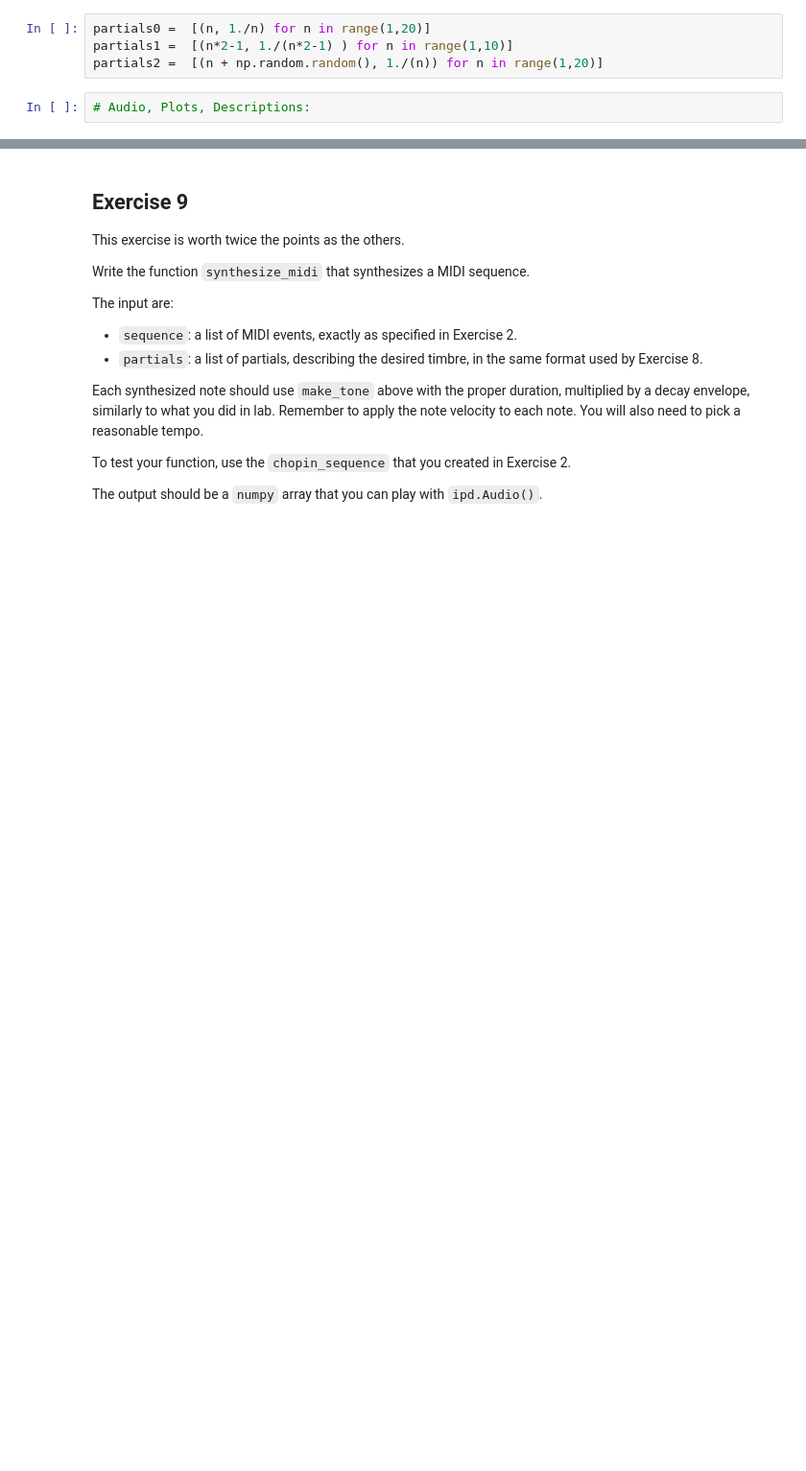
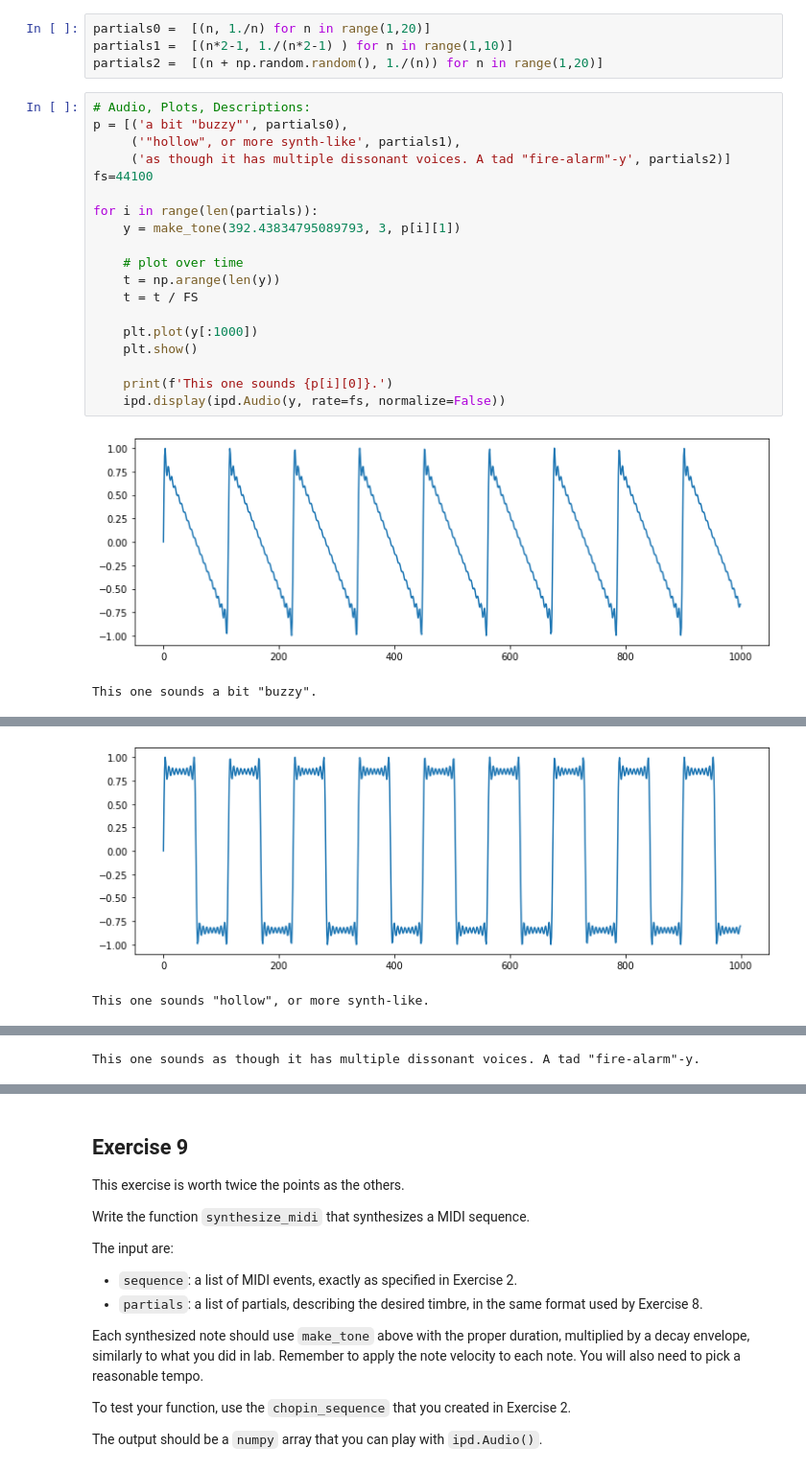
Before and after one commit to jmftrindade/digital_music_processing, a Jupyter notebook: 1_music_rep/pset1.ipynb, the cells around one changed output, grey strips where cells are left out. Shown at 96% size. Drawn from its saved outputs; the diff is of its cells as text; blank space fills up the shorter version.

```diff
--- a/1_music_rep/pset1.ipynb
+++ b/1_music_rep/pset1.ipynb
@@ -297,5 +323,25 @@ Why does `partials2` sound different from the first two? It's also fun to run th
 partials0 =  [(n, 1./n) for n in range(1,20)]
 partials1 =  [(n*2-1, 1./(n*2-1) ) for n in range(1,10)]
 partials2 =  [(n + np.random.random(), 1./(n)) for n in range(1,20)]
-# %%
-# Audio, Plots, Descriptions:
+# %%
+# Audio, Plots, Descriptions:
+p = [('a bit "buzzy"', partials0),
+     ('"hollow", or more synth-like', partials1),
+     ('as though it has multiple dissonant voices. A tad "fire-alarm"-y', partials2)]
+fs=44100
+
+for i in range(len(partials)):
+    y = make_tone(392.43834795089793, 3, p[i][1])
+
+    # plot over time
+    t = np.arange(len(y))
+    t = t / FS
+
+    plt.plot(y[:1000])
+    plt.show()
+
+    print(f'This one sounds {p[i][0]}.')
+    ipd.display(ipd.Audio(y, rate=fs, normalize=False))
+# %% [output]
+[figure, added]
+This one sounds a bit "buzzy".
@@ -301,0 +349,2 @@ partials2 =  [(n + np.random.random(), 1./(n)) for n in range(1,20)]
+[figure, added]
+This one sounds "hollow", or more synth-like.
@@ -301,0 +353 @@ partials2 =  [(n + np.random.random(), 1./(n)) for n in range(1,20)]
+This one sounds as though it has multiple dissonant voices. A tad "fire-alarm"-y.
```
Also changed, not shown: parts of 8 cells of this notebook.
